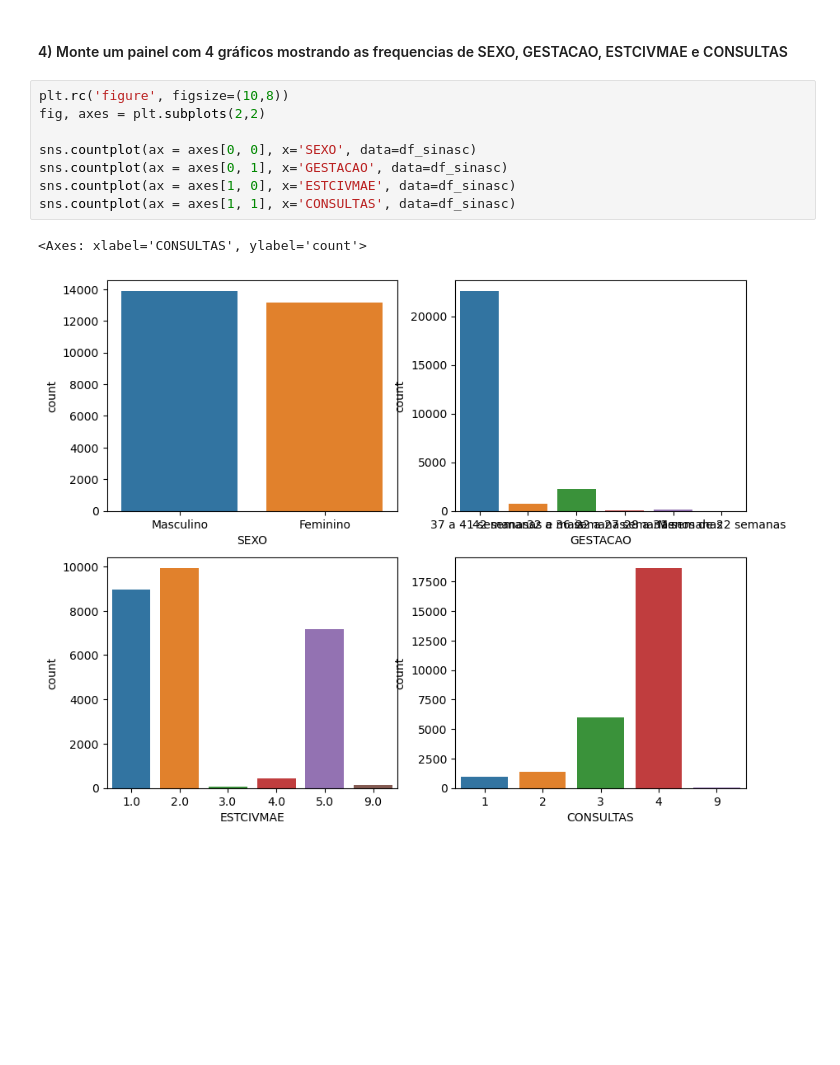
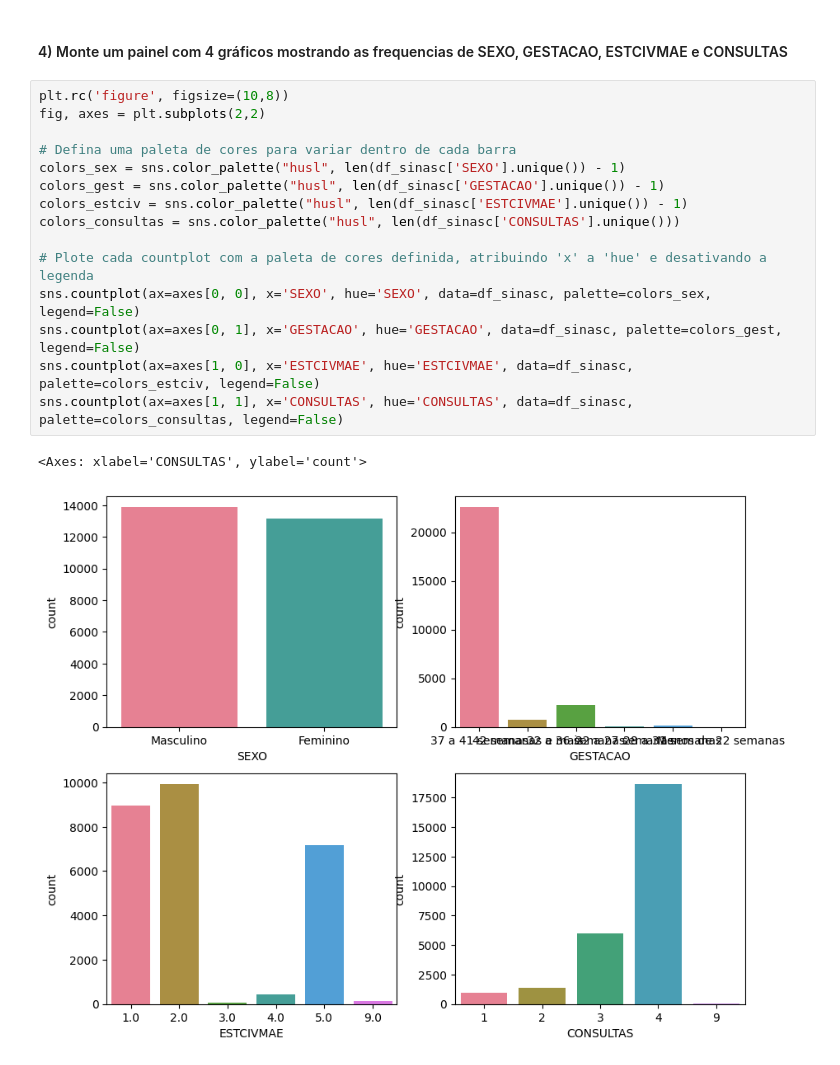
Before and after one commit to alexcmendonca/data_science_ebac, a Jupyter notebook: exercicios/modulo_006/Mod06Ex01.ipynb, the cells around one changed output. Drawn from its saved outputs; the diff is of its cells as text; blank space fills up the shorter version.

```diff
--- a/exercicios/modulo_006/Mod06Ex01.ipynb
+++ b/exercicios/modulo_006/Mod06Ex01.ipynb
@@ -119,11 +122,18 @@ media_apgar5_por_consultas.plot.bar()
 # %%
 plt.rc('figure', figsize=(10,8))
 fig, axes = plt.subplots(2,2)
 
-sns.countplot(ax = axes[0, 0], x='SEXO', data=df_sinasc)
-sns.countplot(ax = axes[0, 1], x='GESTACAO', data=df_sinasc)
-sns.countplot(ax = axes[1, 0], x='ESTCIVMAE', data=df_sinasc)
-sns.countplot(ax = axes[1, 1], x='CONSULTAS', data=df_sinasc)
+# Defina uma paleta de cores para variar dentro de cada barra
+colors_sex = sns.color_palette("husl", len(df_sinasc['SEXO'].unique()) - 1)
+colors_gest = sns.color_palette("husl", len(df_sinasc['GESTACAO'].unique()) - 1)
+colors_estciv = sns.color_palette("husl", len(df_sinasc['ESTCIVMAE'].unique()) - 1)
+colors_consultas = sns.color_palette("husl", len(df_sinasc['CONSULTAS'].unique()))
+
+# Plote cada countplot com a paleta de cores definida, atribuindo 'x' a 'hue' e desativando a legenda
+sns.countplot(ax=axes[0, 0], x='SEXO', hue='SEXO', data=df_sinasc, palette=colors_sex, legend=False)
+sns.countplot(ax=axes[0, 1], x='GESTACAO', hue='GESTACAO', data=df_sinasc, palette=colors_gest, legend=False)
+sns.countplot(ax=axes[1, 0], x='ESTCIVMAE', hue='ESTCIVMAE', data=df_sinasc, palette=colors_estciv, legend=False)
+sns.countplot(ax=axes[1, 1], x='CONSULTAS', hue='CONSULTAS', data=df_sinasc, palette=colors_consultas, legend=False)
 # %% [output]
 <Axes: xlabel='CONSULTAS', ylabel='count'>
-[figure, old version]
+[figure, new version]
```
Also changed, not shown: parts of 8 cells of this notebook, 14 other files.
